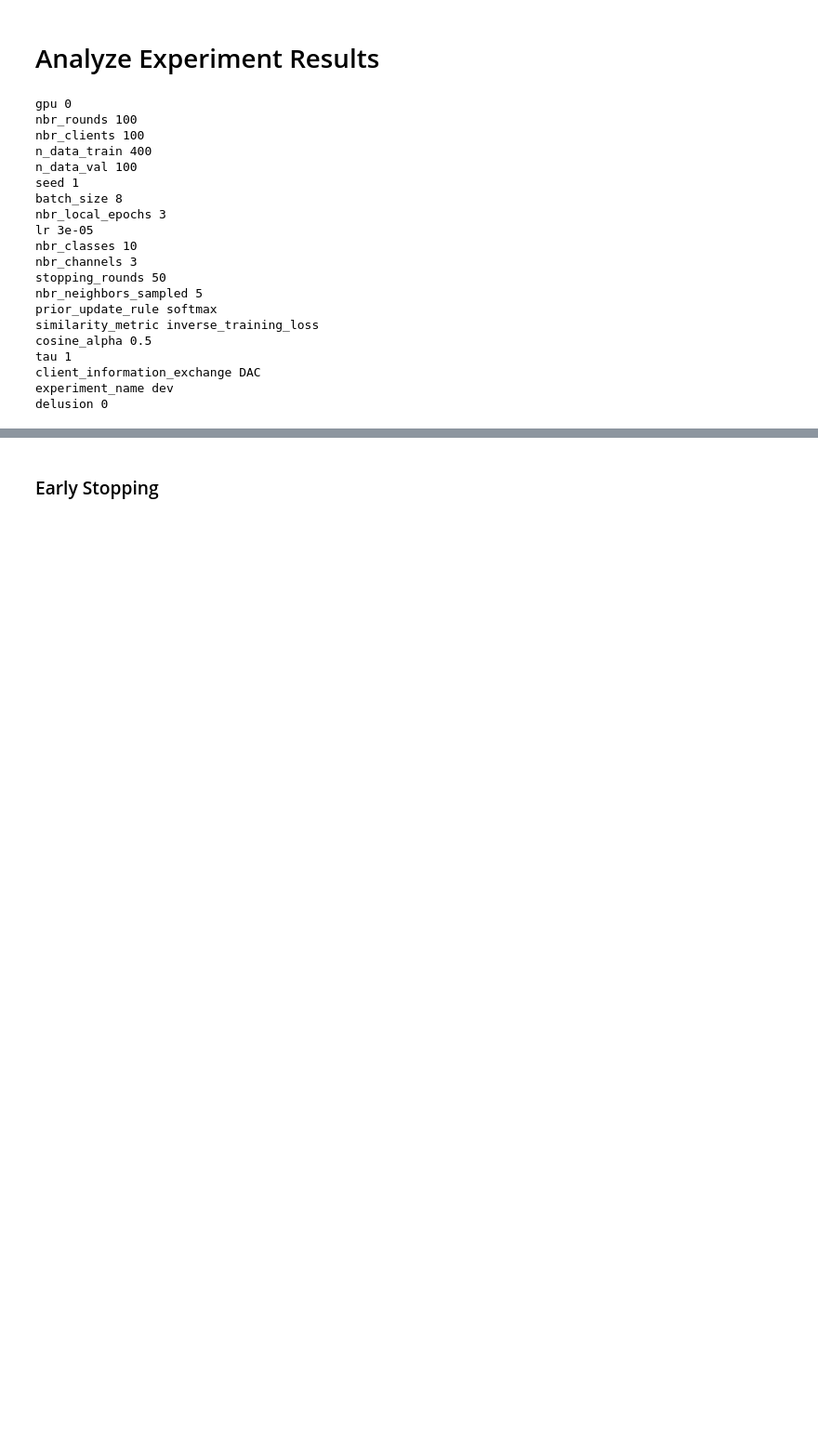
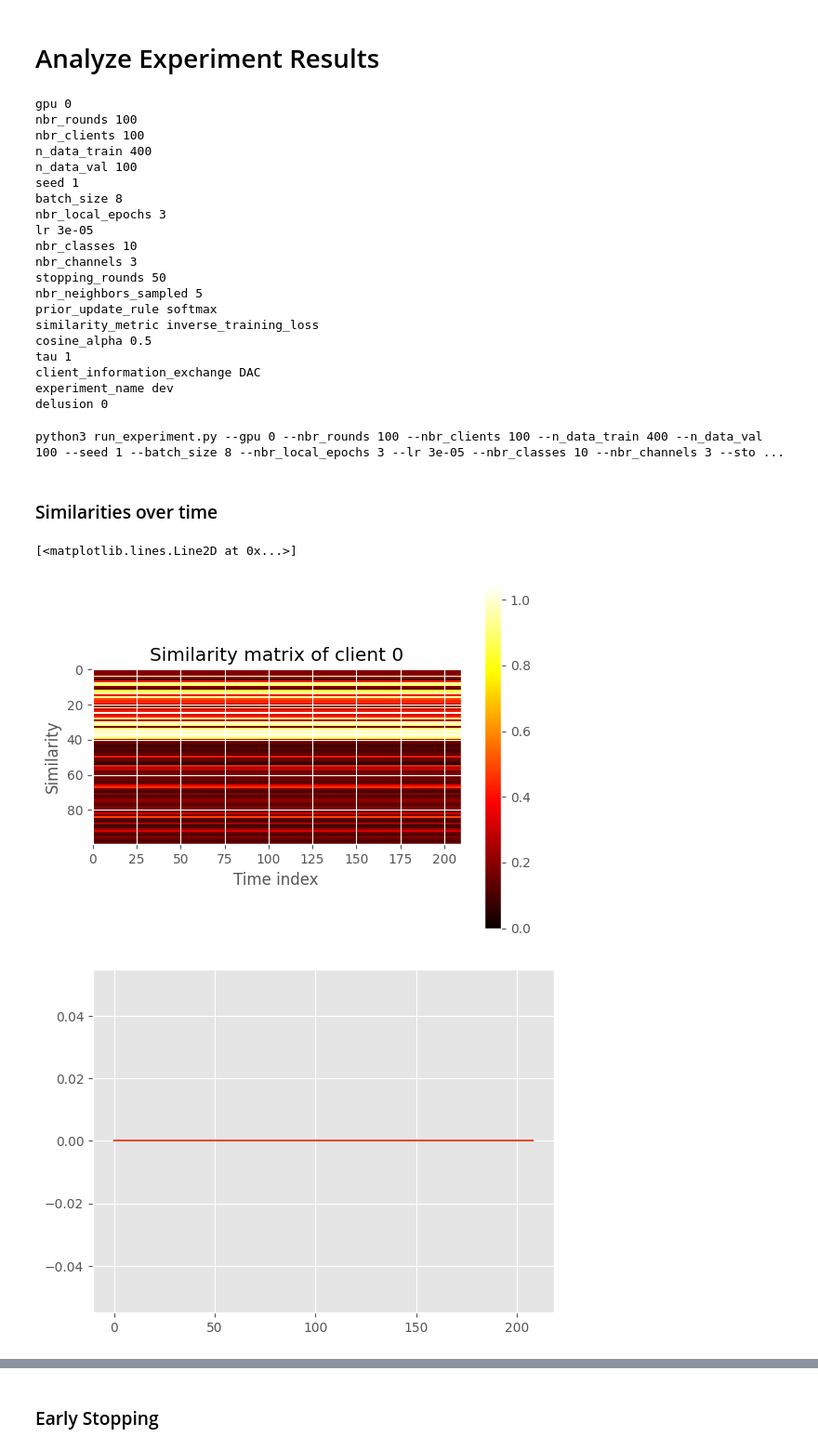
Before and after one commit to tomhagander/decentralized_deep_learning, a Jupyter notebook: analyze_data.ipynb, the cells around one changed output, grey strips where cells are left out. Shown at 93% size. Saved outputs shown, nothing was run; the diff lists cells and outputs as text; code cells hidden in the pictures; blank space fills up the shorter version.

```diff
--- a/analyze_data.ipynb
+++ b/analyze_data.ipynb
@@ -64,3 +64,41 @@ tau 1
 client_information_exchange DAC
 experiment_name dev
 delusion 0
+# %%
+# recreate the command used to run the experiment from the metadata
+command = 'python3 run_experiment.py'
+for key, value in metadata.items():
+    command += f' --{key} {value}'
+print(command)
+# %% [output]
+python3 run_experiment.py --gpu 0 --nbr_rounds 100 --nbr_clients 100 --n_data_train 400 --n_data_val 100 --seed 1 --batch_size 8 --nbr_local_epochs 3 --lr 3e-05 --nbr_classes 10 --nbr_channels 3 --sto ...
+# %% [markdown]
+### Similarities over time
+# %%
+# plot the similarities of client 0 with a heapmap, with the x-axis being the time index and the y-axis being the similarity
+similarity_matrix = clients[0].all_similarities
+plt.imshow(similarity_matrix, cmap='hot', interpolation='nearest')
+plt.imshow(np.transpose(similarity_matrix), cmap='hot', interpolation='nearest')
+
+# add colorbar
+plt.colorbar()
+
+# add labels
+plt.xlabel('Time index')
+plt.ylabel('Similarity')
+
+# add title
+plt.title('Similarity matrix of client 0')
+
+# now plot the euclidean distance of two consecutive similarities in a new plot
+# convert similarity matrix to numpy array
+similarity_matrix = np.array(similarity_matrix)
+# transpose the matrix
+similarity_matrix = np.transpose(similarity_matrix)
+euclidean_distances = np.linalg.norm(similarity_matrix[:, 1:] - similarity_matrix[:, :-1], axis=0)
+plt.figure()
+plt.plot(euclidean_distances)
+# %% [output]
+[<matplotlib.lines.Line2D at 0x...>]
+[figure, added]
+[figure, added]
```
Also changed, not shown: parts of 12 cells of this notebook, 16 other files.
